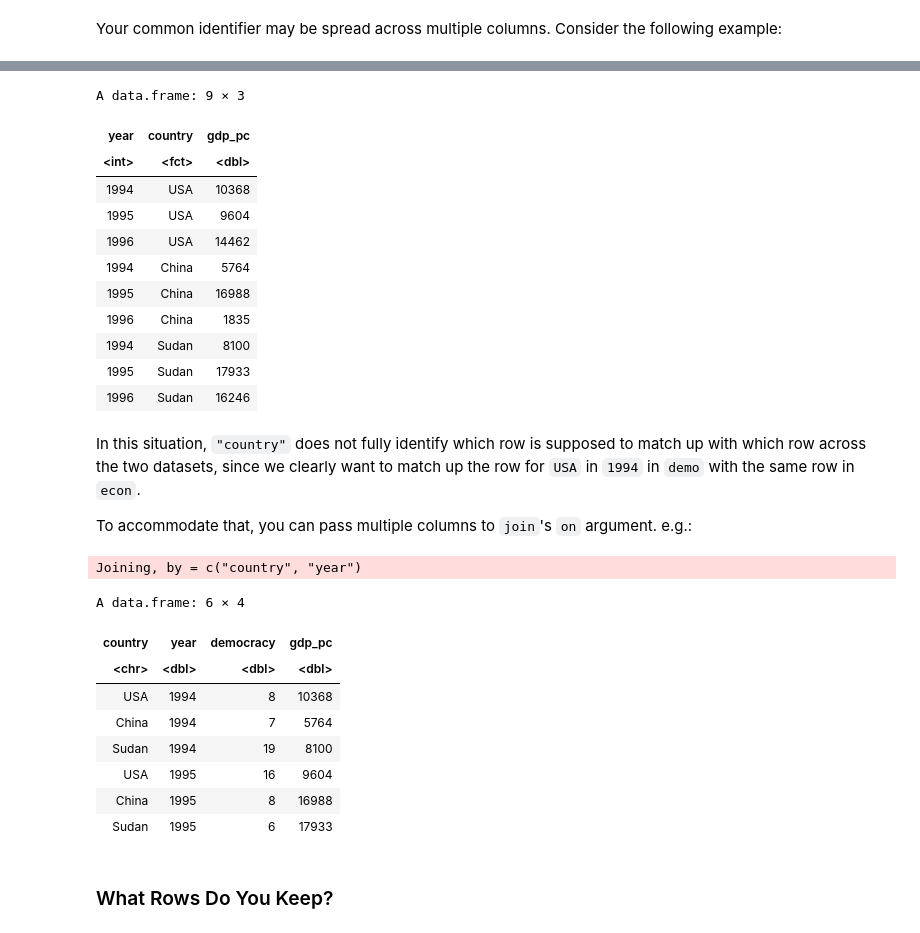
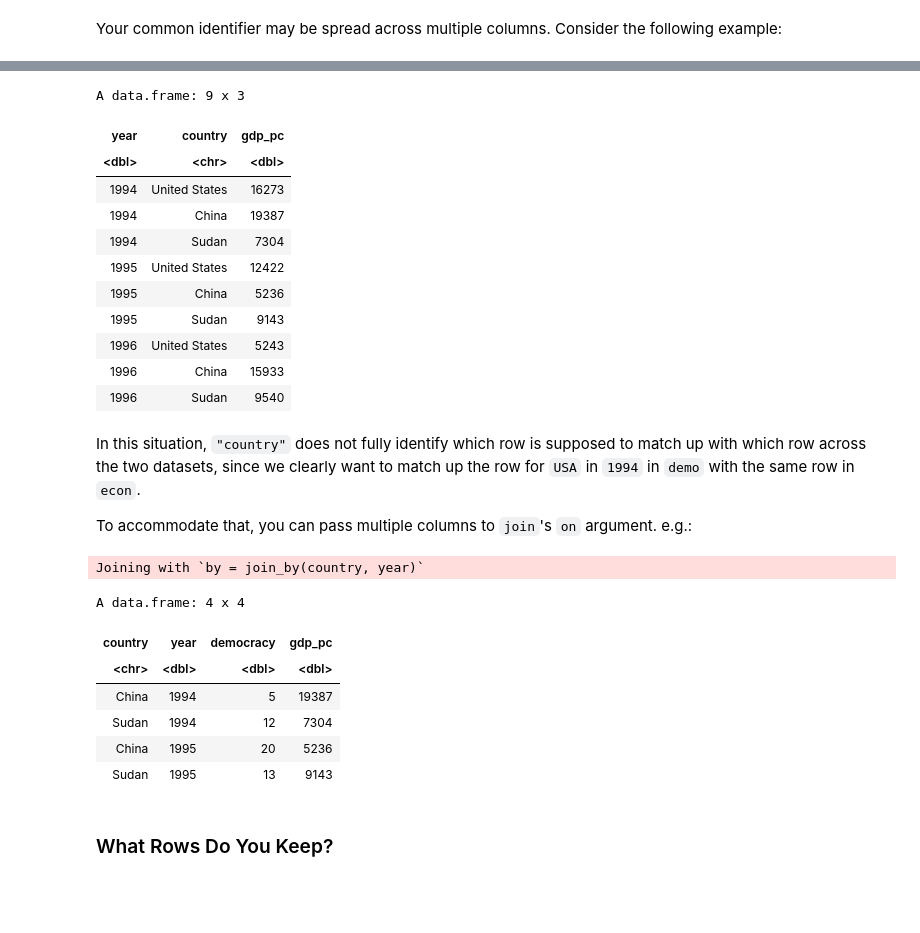
Before and after one commit to nickeubank/cm4ss, a Jupyter notebook: docs/html/.doctrees/nbsphinx/intro_to_merging.ipynb, the cells around one changed output, grey strips where cells are left out. Drawn from its saved outputs; the diff is of its cells as text; code cells hidden in the pictures; blank space fills up the shorter version.

```diff
--- a/docs/html/.doctrees/nbsphinx/intro_to_merging.ipynb
+++ b/docs/html/.doctrees/nbsphinx/intro_to_merging.ipynb
@@ -94,23 +94,33 @@ A data.frame: 8 × 3
 # %%
 # Generate toy dataset 2:
+
 econ <- data.frame(
-    expand.grid(year = 1994:1996, country = c("USA", "China", "Sudan")),
+    year = c(
+        1994, 1994, 1994,
+        1995, 1995, 1995,
+        1996, 1996, 1996
+    ),
+    country = c(
+        "United States", "China", "Sudan",
+        "United States", "China", "Sudan",
+        "United States", "China", "Sudan"
+    ),
     gdp_pc = round(runif(9, 1000, 20000), 0)
-    )
+)
 econ
 # %% [output]
-A data.frame: 9 × 3
+A data.frame: 9 x 3
 | year | country | gdp_pc |
-| <int> | <fct> | <dbl> |
-| 1994 | USA | 10368 |
-| 1995 | USA | 9604 |
-| 1996 | USA | 14462 |
-| 1994 | China | 5764 |
-| 1995 | China | 16988 |
-| 1996 | China | 1835 |
-| 1994 | Sudan | 8100 |
-| 1995 | Sudan | 17933 |
-| 1996 | Sudan | 16246 |
+| <dbl> | <chr> | <dbl> |
+| 1994 | United States | 16273 |
+| 1994 | China | 19387 |
+| 1994 | Sudan | 7304 |
+| 1995 | United States | 12422 |
+| 1995 | China | 5236 |
+| 1995 | Sudan | 9143 |
+| 1996 | United States | 5243 |
+| 1996 | China | 15933 |
+| 1996 | Sudan | 9540 |
 # %% [markdown]
 In this situation, `"country"` does not fully identify which row is supposed to match up with which row across the two datasets, since we clearly want to match up the row for `USA` in `1994` in `demo` with the same row in `econ`.
 
@@ -118,16 +128,14 @@ To accommodate that, you can pass multiple columns to `join`'s `on` argument. e.
 # %%
 join(demo, econ, on = c("country", "year"), kind = "inner")
 # %% [output]
-Joining, by = c("country", "year")
+Joining with `by = join_by(country, year)`
-A data.frame: 6 × 4
+A data.frame: 4 x 4
 | country | year | democracy | gdp_pc |
 | <chr> | <dbl> | <dbl> | <dbl> |
-| USA | 1994 | 8 | 10368 |
-| China | 1994 | 7 | 5764 |
-| Sudan | 1994 | 19 | 8100 |
-| USA | 1995 | 16 | 9604 |
-| China | 1995 | 8 | 16988 |
-| Sudan | 1995 | 6 | 17933 |
+| China | 1994 | 5 | 19387 |
+| Sudan | 1994 | 12 | 7304 |
+| China | 1995 | 20 | 5236 |
+| Sudan | 1995 | 13 | 9143 |
 # %% [markdown]
 ### What Rows Do You Keep?
 # %% [markdown]
```
Also changed, not shown: parts of 9 cells of this notebook, 17 other files.
